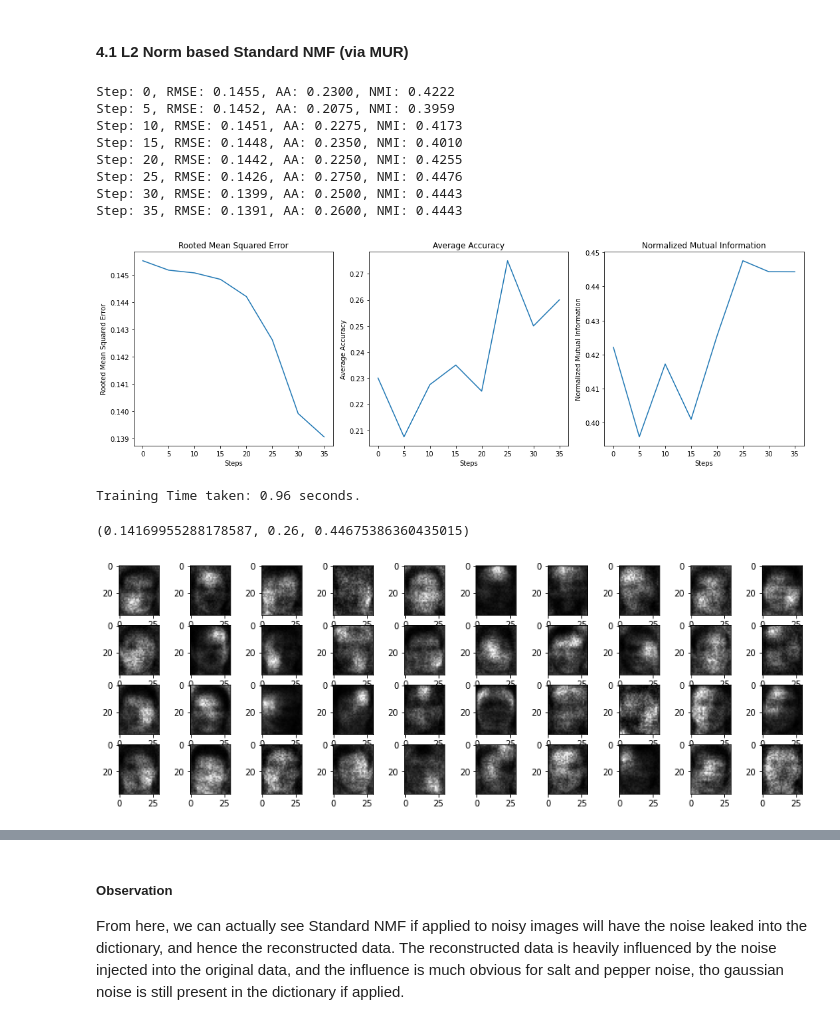
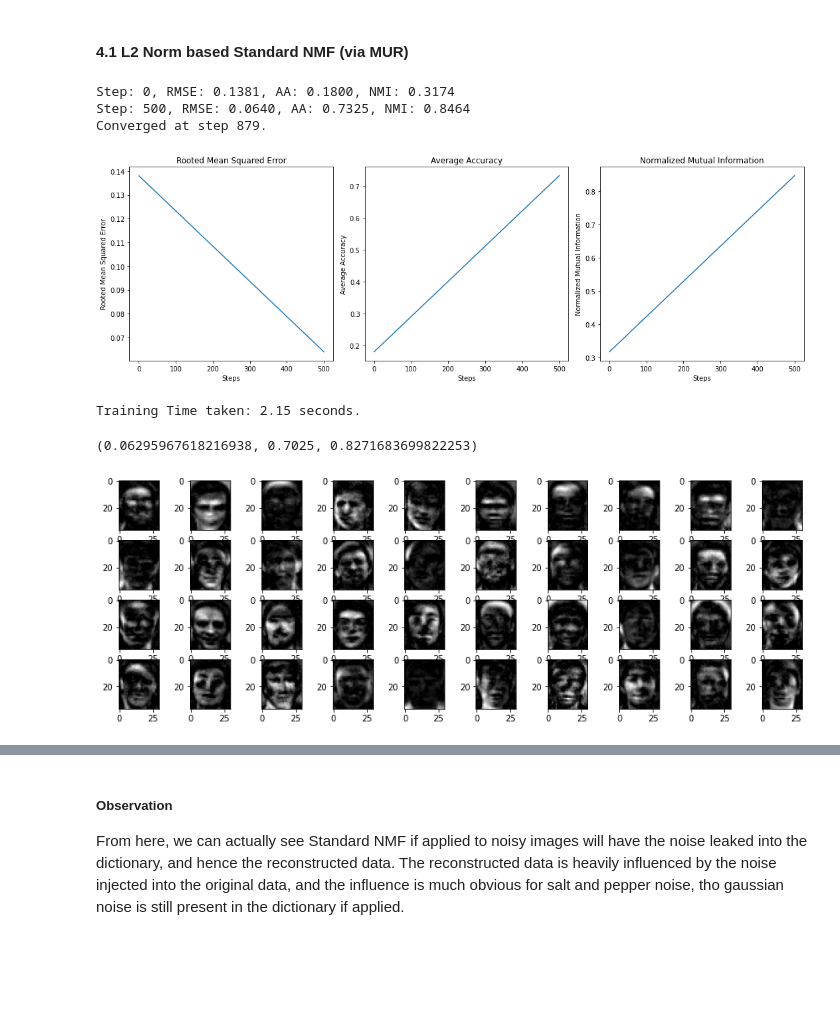
Before and after one commit to zyinghua/nmf-robustness-analysis, a Jupyter notebook: code.ipynb, the cells around one changed output, grey strips where cells are left out. Saved outputs shown, nothing was run; the diff lists cells and outputs as text; code cells hidden in the pictures; blank space fills up the shorter version.

```diff
--- a/code.ipynb
+++ b/code.ipynb
@@ -89,7 +89,7 @@ img_size = [i // reduce_ for i in (168, 192)]
 Extended YaleB dataset: X_hat.shape = (3584, 2414), Y_hat.shape = (2414,)
 # %%
 # Load ORL dataset.
-X_hat, Y_hat = load_data(root='submission/code/data/ORL', reduce=reduce_)
+X_hat, Y_hat = load_data(root='../data/ORL', reduce=reduce_)
 print('ORL dataset: X_hat.shape = {}, Y_hat.shape = {}'.format(X_hat.shape, Y_hat.shape))
 img_size = [i // reduce_ for i in (92, 112)]
 # %% [output]
@@ -155,7 +155,7 @@ def add_block_occlusion_noise(img, img_size, width=0.3, height=0.3):
 
     return img_copy.reshape(num_samples, img_size[0] * img_size[1]).T
 # %%
-X_noise = add_block_occlusion_noise(X_hat, img_size)
+X_noise = add_gaussian_noise(X_hat)
 # %%
 noise_demo_img_index = 1
 
@@ -364,22 +364,17 @@ class L2NormMURNMF:
 # %%
 model1 = L2NormMURNMF(40)
 
-_, _ = model1.fit_transform(X_hat, X_noise, Y_hat, steps=40, plot_interval=5, verbose=True, plot=True)
+_, _ = model1.fit_transform(X_hat, X_noise, Y_hat, steps=5000, plot_interval=500, verbose=True, plot=True)
 # %% [output]
-Step: 0, RMSE: 0.1455, AA: 0.2300, NMI: 0.4222
-Step: 5, RMSE: 0.1452, AA: 0.2075, NMI: 0.3959
-Step: 10, RMSE: 0.1451, AA: 0.2275, NMI: 0.4173
-Step: 15, RMSE: 0.1448, AA: 0.2350, NMI: 0.4010
-Step: 20, RMSE: 0.1442, AA: 0.2250, NMI: 0.4255
-Step: 25, RMSE: 0.1426, AA: 0.2750, NMI: 0.4476
-Step: 30, RMSE: 0.1399, AA: 0.2500, NMI: 0.4443
-Step: 35, RMSE: 0.1391, AA: 0.2600, NMI: 0.4443
+Step: 0, RMSE: 0.1381, AA: 0.1800, NMI: 0.3174
+Step: 500, RMSE: 0.0640, AA: 0.7325, NMI: 0.8464
+Converged at step 879.
-[figure, old version]
+[figure, new version]
-Training Time taken: 0.96 seconds.
+Training Time taken: 2.15 seconds.
 # %%
 evaluate(X_hat, model1.W, model1.H, Y_hat)
 # %% [output]
-(0.14169955288178587, 0.26, 0.44675386360435015)
+(0.06295967618216938, 0.7025, 0.8271683699822253)
 # %%
 X_rec = model1.reconstruct_train()
 # %%
@@ -392,5 +387,5 @@ for i in range(4):
         plt.subplot(4, 10, i * 10 + j + 1)
         plt.imshow(model1.W[:, i * 10 + j].reshape(img_size[1], img_size[0]), cmap=plt.cm.gray)
 # %% [output]
-[figure, old version]
+[figure, new version]
 # %%
```
Also changed, not shown: parts of 14 cells of this notebook, 1 other file.
